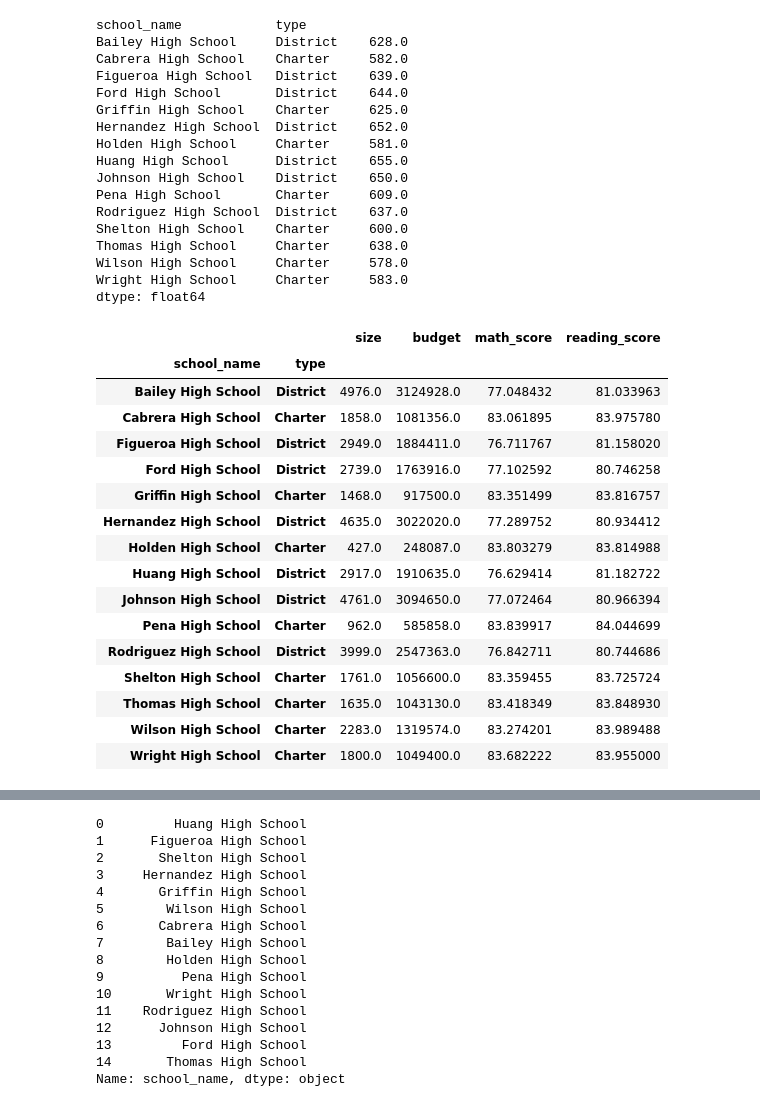
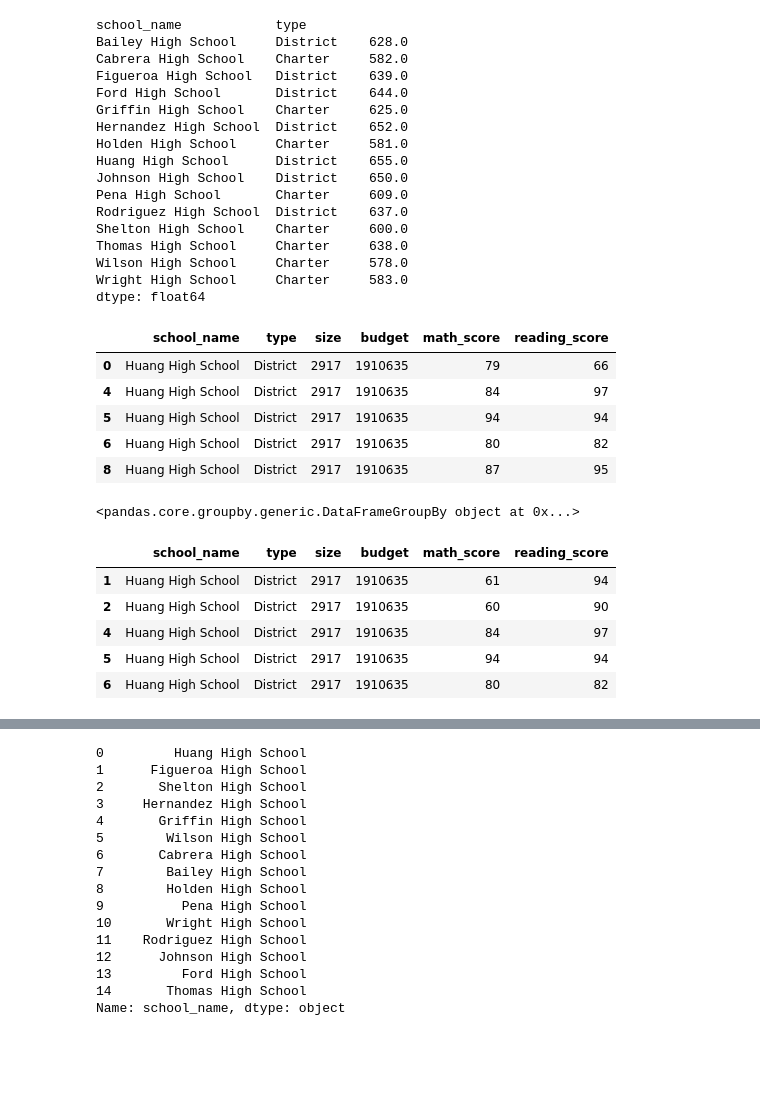
Before and after one commit to spennington1394/pandas-challenge, a Jupyter notebook: PySchool_Main.ipynb, the cells around one changed output, grey strips where cells are left out. Cells and saved outputs as stored; diff of their text form; code cells hidden in the pictures; blank space fills up the shorter version.

```diff
--- a/PySchool_Main.ipynb
+++ b/PySchool_Main.ipynb
@@ -230,25 +226,32 @@ Thomas High School     Charter     638.0
 Wilson High School     Charter     578.0
 Wright High School     Charter     583.0
 dtype: float64
-# %%
-percent_math_s = mr_df.loc[mr_df['math_score']>=70]
-
-percent_math_s
-# %% [output]
-|  |  | size | budget | math_score | reading_score |
-| school_name | type |  |  |  |  |
-| Bailey High School | District | 4976.0 | 3124928.0 | 77.048432 | 81.033963 |
-| Cabrera High School | Charter | 1858.0 | 1081356.0 | 83.061895 | 83.975780 |
-| Figueroa High School | District | 2949.0 | 1884411.0 | 76.711767 | 81.158020 |
-| Ford High School | District | 2739.0 | 1763916.0 | 77.102592 | 80.746258 |
-| Griffin High School | Charter | 1468.0 | 917500.0 | 83.351499 | 83.816757 |
-| Hernandez High School | District | 4635.0 | 3022020.0 | 77.289752 | 80.934412 |
-| Holden High School | Charter | 427.0 | 248087.0 | 83.803279 | 83.814988 |
-| Huang High School | District | 2917.0 | 1910635.0 | 76.629414 | 81.182722 |
-| Johnson High School | District | 4761.0 | 3094650.0 | 77.072464 | 80.966394 |
-| Pena High School | Charter | 962.0 | 585858.0 | 83.839917 | 84.044699 |
-| Rodriguez High School | District | 3999.0 | 2547363.0 | 76.842711 | 80.744686 |
-| Shelton High School | Charter | 1761.0 | 1056600.0 | 83.359455 | 83.725724 |
-| Thomas High School | Charter | 1635.0 | 1043130.0 | 83.418349 | 83.848930 |
-| Wilson High School | Charter | 2283.0 | 1319574.0 | 83.274201 | 83.989488 |
-| Wright High School | Charter | 1800.0 | 1049400.0 | 83.682222 | 83.955000 |
+# %%
+#need to use school_df to get the students that passed. using the mr_df is not an option because has all data consolidated
+#print to make sure logic is still working
+math_s = school_df.loc[school_df['math_score']>=70]
+
+math_s.head()
+# %% [output]
+|  | school_name | type | size | budget | math_score | reading_score |
+| 0 | Huang High School | District | 2917 | 1910635 | 79 | 66 |
+| 4 | Huang High School | District | 2917 | 1910635 | 84 | 97 |
+| 5 | Huang High School | District | 2917 | 1910635 | 94 | 94 |
+| 6 | Huang High School | District | 2917 | 1910635 | 80 | 82 |
+| 8 | Huang High School | District | 2917 | 1910635 | 87 | 95 |
+# %%
+#logic worked not need to take percent_math_s and groupby school
+math_group = math_s.groupby(['school_name'])
+# %% [output]
+<pandas.core.groupby.generic.DataFrameGroupBy object at 0x...>
+# %%
+reading_s = school_df.loc[school_df['reading_score']>=70]
+
+reading_s.head()
+# %% [output]
+|  | school_name | type | size | budget | math_score | reading_score |
+| 1 | Huang High School | District | 2917 | 1910635 | 61 | 94 |
+| 2 | Huang High School | District | 2917 | 1910635 | 60 | 90 |
+| 4 | Huang High School | District | 2917 | 1910635 | 84 | 97 |
+| 5 | Huang High School | District | 2917 | 1910635 | 94 | 94 |
+| 6 | Huang High School | District | 2917 | 1910635 | 80 | 82 |
```
Also changed, not shown: parts of 35 cells of this notebook.
